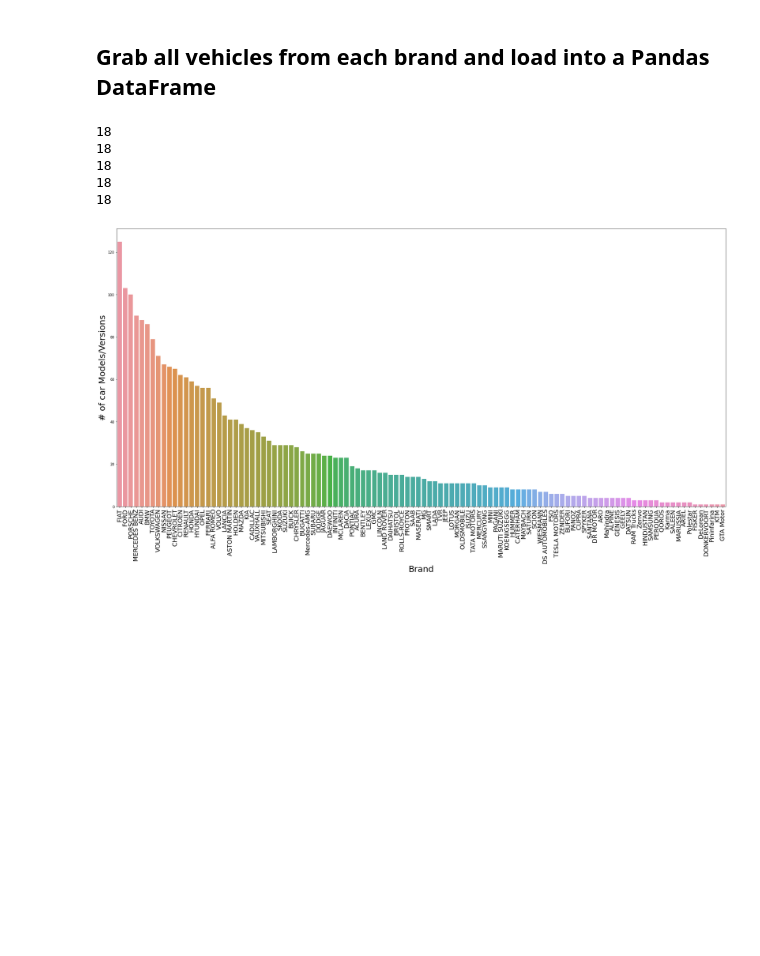
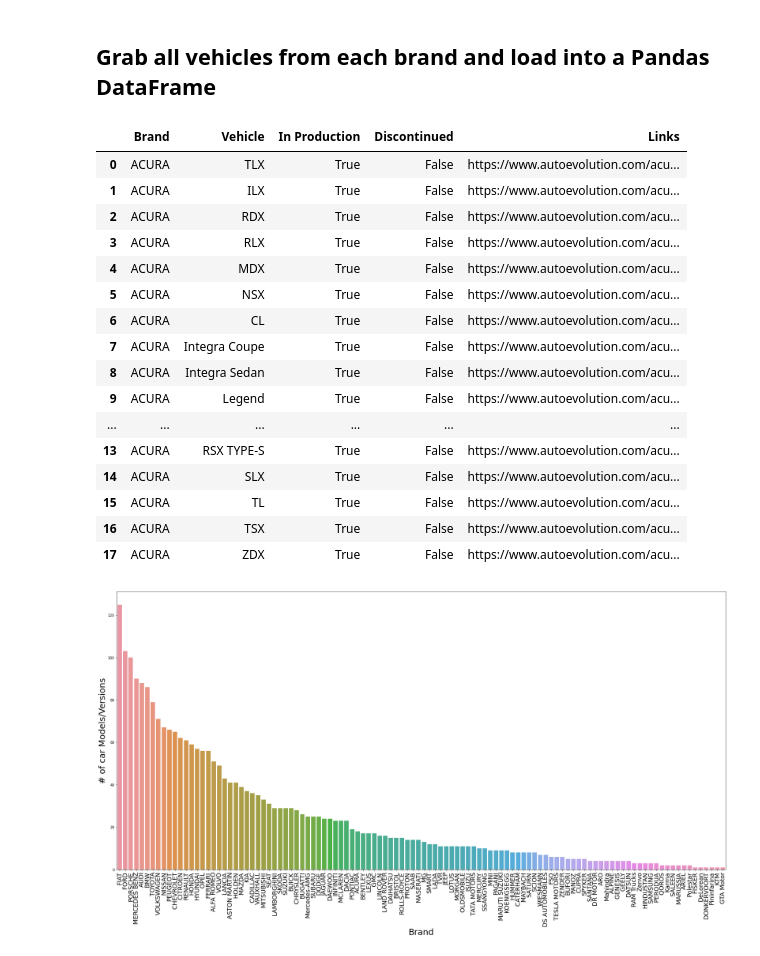
Before and after one commit to mlyhoops/All-Car-Info, a Jupyter notebook: BS_Web_Scraper.ipynb, the cells around one changed output. Saved outputs shown, nothing was run; the diff lists cells and outputs as text; code cells hidden in the pictures; blank space fills up the shorter version.

```diff
--- a/BS_Web_Scraper.ipynb
+++ b/BS_Web_Scraper.ipynb
@@ -77,38 +95,51 @@ for i, car in enumerate(cars):
 
   prod_or_not = soup.find_all('div', attrs={"class":"carpages"})
 
   #brand.append(cars[i][1])
   # Check if car is in production or not
   for one in prod_or_not:
     # If in production, print all in production
     if (one.get_text() == "production models: sort:yearname"):
       car_names = get_all_cars(one)
       add_df(car_names)
     # If discontinued, print all discontinued
     elif (one.get_text() == "discontinued models: sort:yearname"):
       car_names = get_all_cars(one)
       add_df(car_names)
 
   # Comment out break if you want to iterate through all cars
   break
 
   #for each in car_title:
       #  car_link = each.find_parent("a")
       #  #print(car_link)
       #  print (str(each.get_text()))
       #  print(car_link["href"])
 df1 = pd.DataFrame()
 df1["Brand"] = brand
 df1["Vehicle"] = vehicle
 df1["In Production"] = in_prod
 df1["Discontinued"] = discontinued
 df1["Links"] = links
+df1
 # %% [output]
-18
-18
-18
-18
-18
+|  | Brand | Vehicle | In Production | Discontinued | Links |
+| 0 | ACURA | TLX | True | False | https://www.autoevolution.com/acu... |
+| 1 | ACURA | ILX | True | False | https://www.autoevolution.com/acu... |
+| 2 | ACURA | RDX | True | False | https://www.autoevolution.com/acu... |
+| 3 | ACURA | RLX | True | False | https://www.autoevolution.com/acu... |
+| 4 | ACURA | MDX | True | False | https://www.autoevolution.com/acu... |
+| 5 | ACURA | NSX | True | False | https://www.autoevolution.com/acu... |
+| 6 | ACURA | CL | True | False | https://www.autoevolution.com/acu... |
+| 7 | ACURA | Integra Coupe | True | False | https://www.autoevolution.com/acu... |
+| 8 | ACURA | Integra Sedan | True | False | https://www.autoevolution.com/acu... |
+| 9 | ACURA | Legend | True | False | https://www.autoevolution.com/acu... |
+| ... | ... | ... | ... | ... | ... |
+| 13 | ACURA | RSX TYPE-S | True | False | https://www.autoevolution.com/acu... |
+| 14 | ACURA | SLX | True | False | https://www.autoevolution.com/acu... |
+| 15 | ACURA | TL | True | False | https://www.autoevolution.com/acu... |
+| 16 | ACURA | TSX | True | False | https://www.autoevolution.com/acu... |
+| 17 | ACURA | ZDX | True | False | https://www.autoevolution.com/acu... |
 # %%
 #import google drive and mount the notebook to the drive
 from google.colab import drive
```
Also changed, not shown: parts of 1 cell of this notebook.
